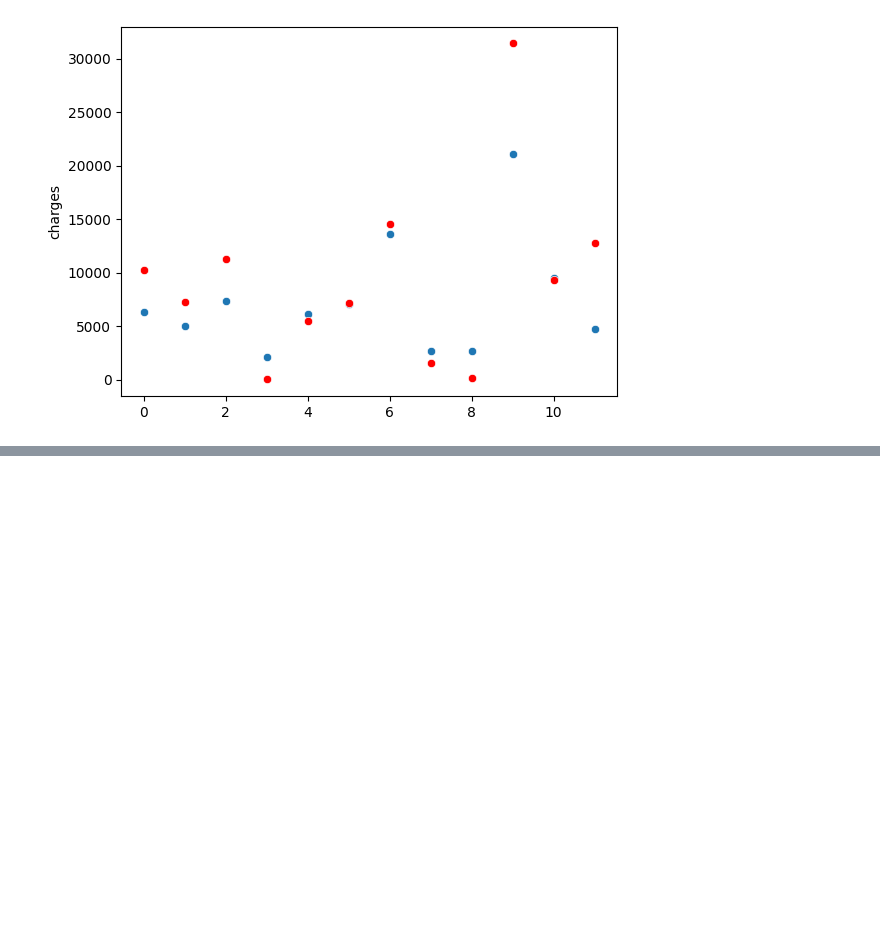
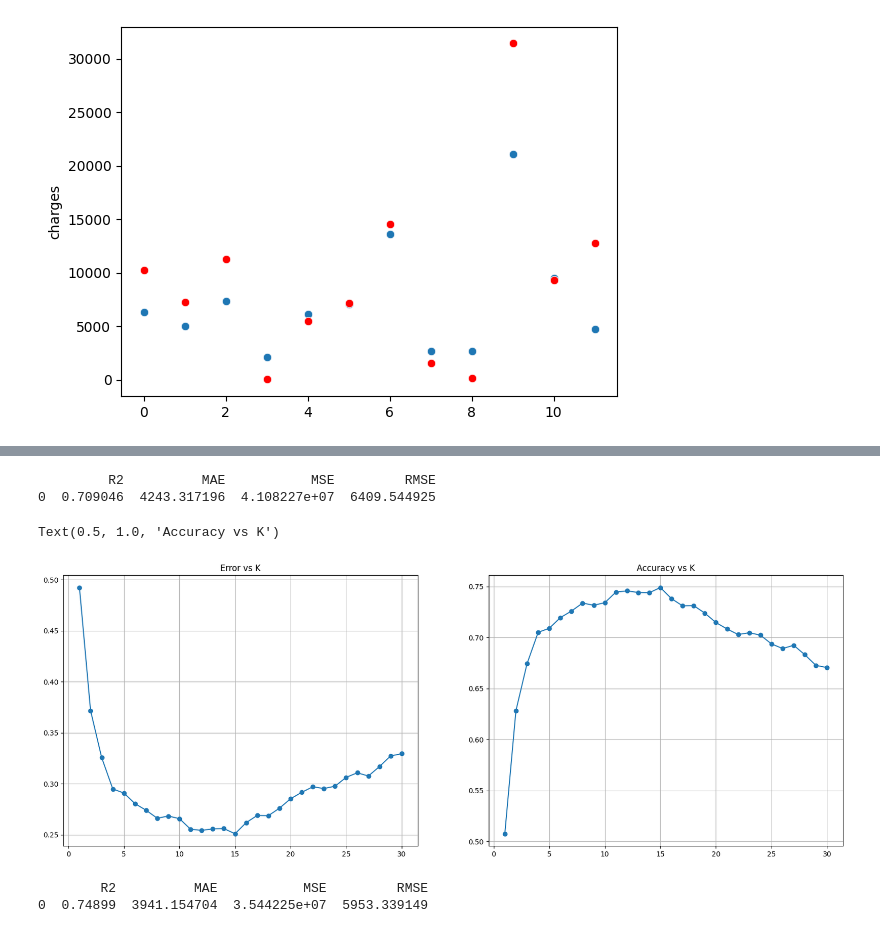
Before and after one commit to AhmedZaghl0ul/Machine-Learning, a Jupyter notebook: insurance.ipynb, the cells around one changed output, grey strips where cells are left out. Saved outputs shown, nothing was run; the diff lists cells and outputs as text; code cells hidden in the pictures; blank space fills up the shorter version.

```diff
--- a/insurance.ipynb
+++ b/insurance.ipynb
@@ -235,0 +236,61 @@ print(temp)
+# %%
+from sklearn.neighbors import KNeighborsRegressor
+
+knn_reg = KNeighborsRegressor(n_neighbors=5)
+
+knn_reg.fit(xtrain, ytrain)
+
+ypred = knn_reg.predict(xtest)
+# %%
+dict = {'R2' : r2_score(ytest , ypred) ,
+        'MAE' : mean_absolute_error(ytest , ypred) ,
+        'MSE' : mean_squared_error(ytest , ypred) ,
+        'RMSE' : np.sqrt(mean_squared_error(ytest , ypred))}
+
+temp = pd.DataFrame(dict, index=[0])
+print(temp)
+# %% [output]
+         R2          MAE           MSE         RMSE
+0  0.709046  4243.317196  4.108227e+07  6409.544925
+# %%
+k = 30
+error = []
+accuracy = []
+
+for i in range(1, k+1):
+  knn = KNeighborsRegressor(n_neighbors=i)
+  knn.fit(xtrain , ytrain)
+  ypred = knn.predict(xtest)
+  error.append(1-r2_score(ytest , ypred))
+  accuracy.append(r2_score(ytest , ypred))
+# %%
+plt.figure(figsize=(20,7))
+plt.subplot(1,2,1)
+plt.plot(range(1,31) , error , marker='o')
+plt.grid()
+plt.title('Error vs K')
+
+plt.subplot(1,2,2)
+plt.plot(range(1,31) , accuracy , marker='o')
+plt.grid()
+plt.title('Accuracy vs K')
+# %% [output]
+Text(0.5, 1.0, 'Accuracy vs K')
+[figure, added]
+# %%
+knn_reg = KNeighborsRegressor(n_neighbors=15)
+
+knn_reg.fit(xtrain, ytrain)
+
+ypred = knn_reg.predict(xtest)
+
+dict = {'R2' : r2_score(ytest , ypred) ,
+        'MAE' : mean_absolute_error(ytest , ypred) ,
+        'MSE' : mean_squared_error(ytest , ypred) ,
+        'RMSE' : np.sqrt(mean_squared_error(ytest , ypred))}
+
+temp = pd.DataFrame(dict, index=[0])
+print(temp)
+# %% [output]
+        R2          MAE           MSE         RMSE
+0  0.74899  3941.154704  3.544225e+07  5953.339149
```
Also changed, not shown: parts of 1 cell of this notebook.
